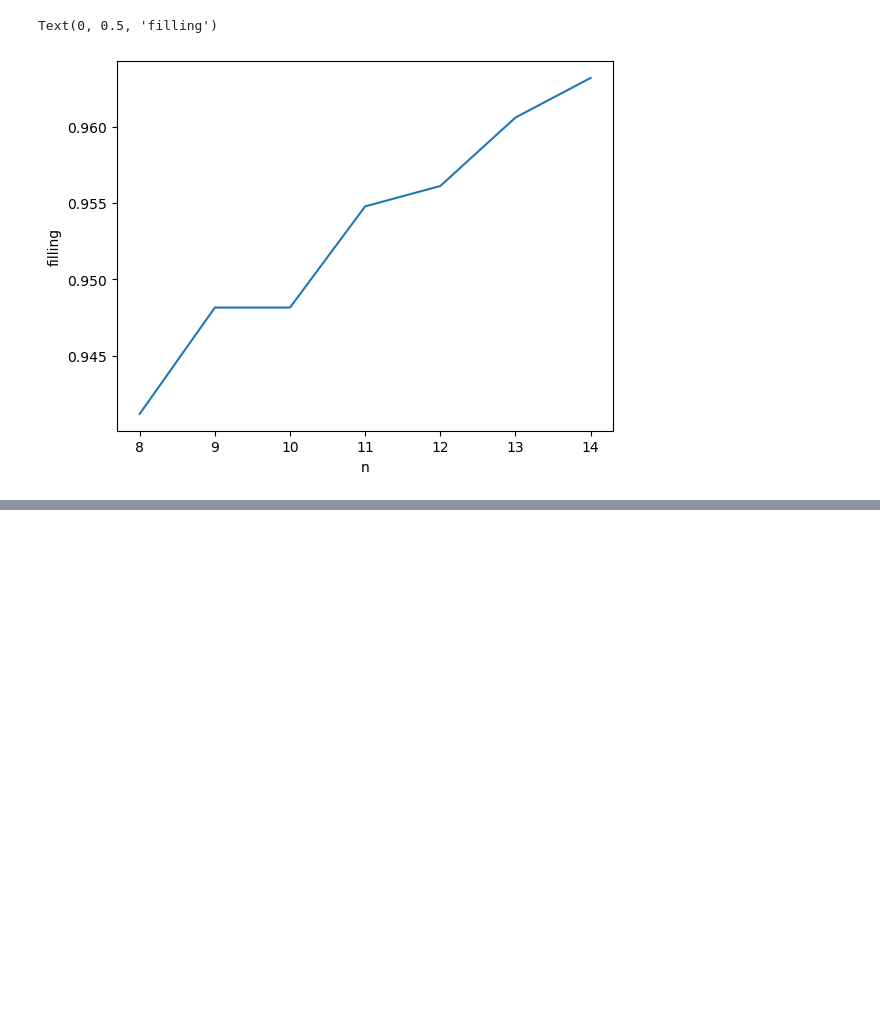
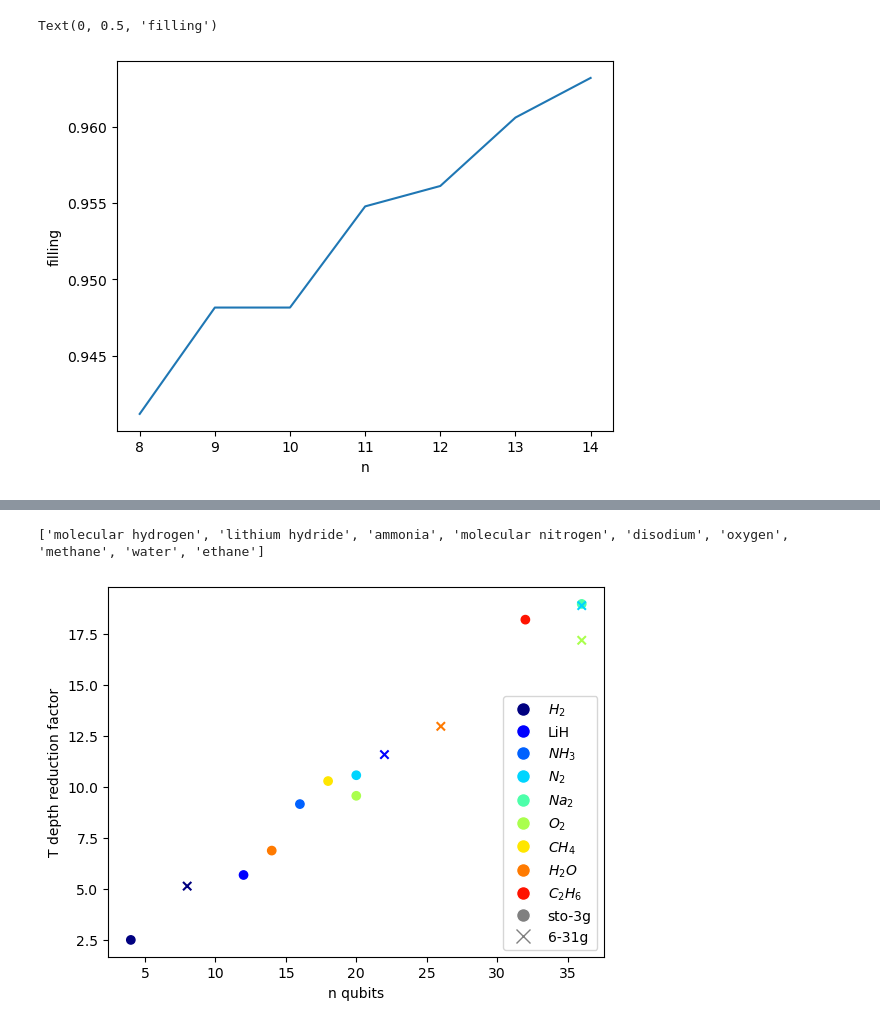
Before and after one commit to gboyd068/LCU_parallel, a Jupyter notebook: qrom_filling_factor.ipynb, the cells around one changed output, grey strips where cells are left out. Drawn from its saved outputs; the diff is of its cells as text; code cells hidden in the pictures; blank space fills up the shorter version.

```diff
--- a/qrom_filling_factor.ipynb
+++ b/qrom_filling_factor.ipynb
@@ -114,0 +107,5 @@ cell='# also get some filling factors for hamiltonians generated by openfermion\
+# %%
+# read moleculefillingdata.csv
+import pandas as pd
+df = pd.read_csv('data/moleculefillingdata.csv', skipinitialspace=True)
+df
@@ -114,0 +128,44 @@ cell='# also get some filling factors for hamiltonians generated by openfermion\
+# %%
+# plot n_qubits vs the filling in the dataframe
+fig, ax = plt.subplots()
+# generate a unique color for each name in df["name"]
+cmap = plt.cm.jet
+set_names = list(set(df["name"]))
+names_to_colors = {set_name: cmap(i/len(set_names)) for i, set_name in enumerate(set_names)}
+plot_colors = [names_to_colors[name] for name in df["name"]]
+# generate a symbol for each basis in df["basis"]
+set_basis = list(set(df["basis"]))
+basis_to_symbol = {set_basis[i]: ['o', 'x', '+', 's', 'd'][i] for i in range(len(set_basis))}
+plot_symbols = [basis_to_symbol[basis] for basis in df["basis"]]
+# call scatter once for each marker type
+for basis, symbol in basis_to_symbol.items():
+    mask = df["basis"] == basis
+    plot_colors = [names_to_colors[name] for name in df[mask]["name"]]
+    ax.scatter(df[mask]['n_qubits'], df[mask]['n_qubits']*df[mask]['filling'], marker=symbol, c=plot_colors)
+# this is when using usual fanout scheme on the ancilla register
+
+name_to_formula = {
+    'methane': '$CH_4$',
+    'water': '$H_2 O$',
+    'molecular hydrogen': '$H_2$',
+    'disodium': '$Na_2$',
+    'lithium hydride': 'LiH',
+    'oxygen': '$O_2$',
+    'ethane': '$C_2H_6$',
+    'molecular nitrogen': '$N_2$',
+    'ammonia': '$NH_3$'
+}
+
+# make a legend that matches the colors to the names
+print(set_names)
+formula_set_names = []
+legend_elements = [plt.Line2D([0], [0], marker='o', color='w', label=name_to_formula[name], markerfacecolor=names_to_colors[name], markersize=10) for name in set_names]
+legend_elements.append(plt.Line2D([0], [0], marker='o', color='w', label="sto-3g", markerfacecolor='grey', markersize=10))
+legend_elements.append(plt.Line2D([0], [0], marker='x', color='w', label="6-31g", markeredgecolor='grey', markersize=10))
+ax.legend(handles=legend_elements, loc='lower right')
+ax.set_xlabel("n qubits")
+ax.set_ylabel("T depth reduction factor")
+fig.savefig("molecule_t_depth_reduction.pdf", format="pdf")
+# %% [output]
+['molecular hydrogen', 'lithium hydride', 'ammonia', 'molecular nitrogen', 'disodium', 'oxygen', 'methane', 'water', 'ethane']
+[figure, added]
```
Also changed, not shown: parts of 3 cells of this notebook, 9 other files.
